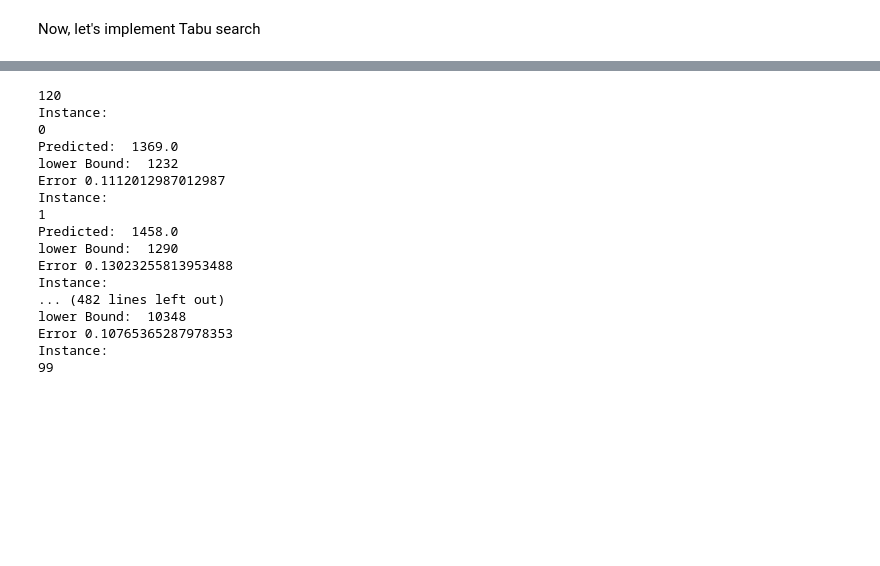
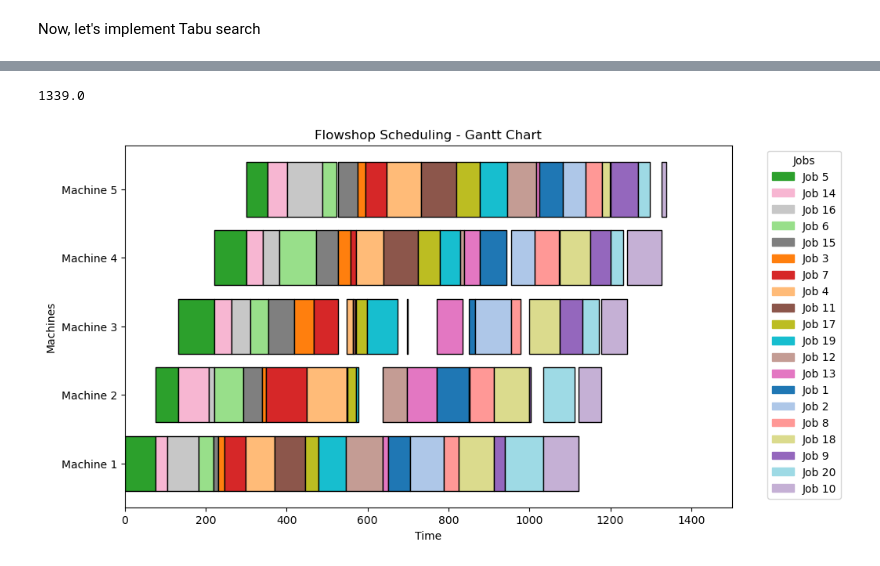
Before and after one commit to wilmarc/Heuristics, a Jupyter notebook: Homework 3/HW3-WACG.ipynb, the cells around one changed output, grey strips where cells are left out. Cells and saved outputs as stored; diff of their text form; code cells hidden in the pictures; blank space fills up the shorter version.

```diff
--- a/Homework 3/HW3-WACG.ipynb
+++ b/Homework 3/HW3-WACG.ipynb
@@ -197,4 +286,5 @@ plot_gantt_chart(s_a,time_test,processing_times)
 # %%
+#Function to read in batch multiple instances
 def read_instances_from_file(filename):
     """Read and parse multiple Flowshop instances from a text file, extracting the processing times and lower bound."""
     instances = []
@@ -217,8 +307,6 @@ def read_instances_from_file(filename):
                 i += 1
     return instances, lower_bounds
 
-mat, lb=read_instances_from_file("tai20_5.txt")
-
 #Root mean Squared Error
 def rmse(predictions, targets):
     return np.sqrt(((np.array(predictions) - np.array(targets)) ** 2).mean())
@@ -226,58 +314,3 @@ def rmse(predictions, targets):
 #Mean absolute error
 def mae(predictions, targets):
     return np.mean((np.array(predictions) - np.array(targets))/np.array(targets))
-
-instances=[]
-lower_b=[]
-
-files=["tai20_5.txt","tai20_10.txt","tai20_20.txt",
-       "tai50_5.txt","tai50_10.txt","tai50_20.txt",
-       "tai100_5.txt","tai100_10.txt","tai100_20.txt",
-       "tai200_10.txt","tai200_20.txt","tai500_20.txt"]
-
-for i in files:
-    m_i,lb_i=read_instances_from_file(i)
-    instances.extend(m_i)
-    lower_b.extend(lb_i)
-
-n_inst=len(lower_b)
-print(n_inst)
-sol=[]
-
-
-for ins in range(n_inst):
-    actual=lower_b[ins]
-    max_iter=10
-    tabu_tenure=5
-    print("Instance:")
-    print(ins)
-    pred,s_a=evaluation(instances[ins],max_iter,tabu_tenure)
-    sol.append(pred)
-    print("Predicted: ", pred)
-    print("lower Bound: ", actual)
-    print("Error", (pred-actual)/actual)
-
-metric1=rmse(lower_b,sol)
-metric2=mae(lower_b,sol)
-print("Metric RMSE: ",metric1)
-print("Metric MAE: ",metric2)
-print(lower_b[0:1])
-print(sol[0:1])
-# %% [output]
-120
-Instance:
-0
-Predicted:  1369.0
-lower Bound:  1232
-Error 0.1112012987012987
-Instance:
-1
-Predicted:  1458.0
-lower Bound:  1290
-Error 0.13023255813953488
-Instance:
-... (482 lines left out)
-lower Bound:  10348
-Error 0.10765365287978353
-Instance:
-99
@@ -314,0 +365,14 @@ metric2=mae(y_training,y_pred)
+# %%
+## Example of the schedule obtained with the max_iter and tabu_tenure tuned parameters.
+max_iter=100
+tabu_tenure=20
+
+random.seed(10)
+a,s_a=evaluation(processing_times,max_iter,tabu_tenure)
+print(a)
+
+time_test,val=span(processing_times,s_a,1)
+plot_gantt_chart(s_a,time_test,processing_times)
+# %% [output]
+1339.0
+[figure, added]
```
Also changed, not shown: parts of 26 cells of this notebook, 2 other files.
